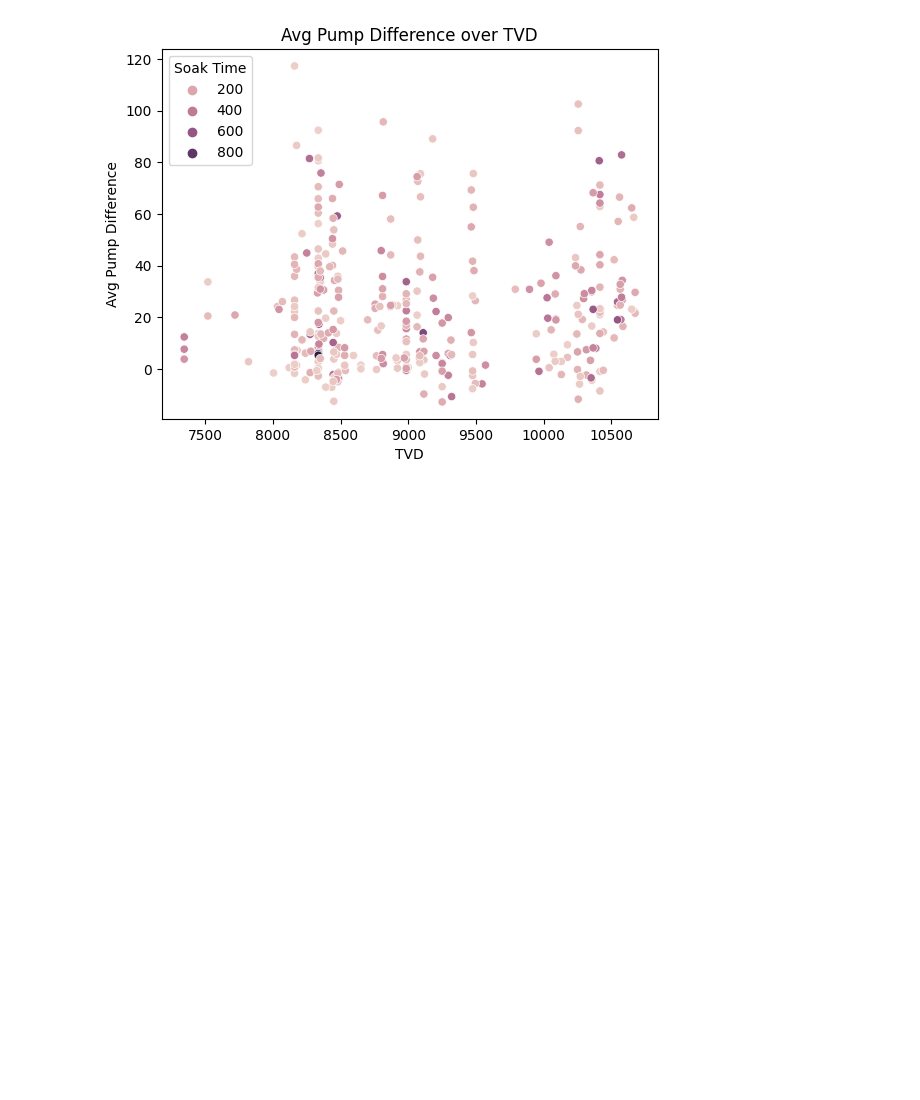
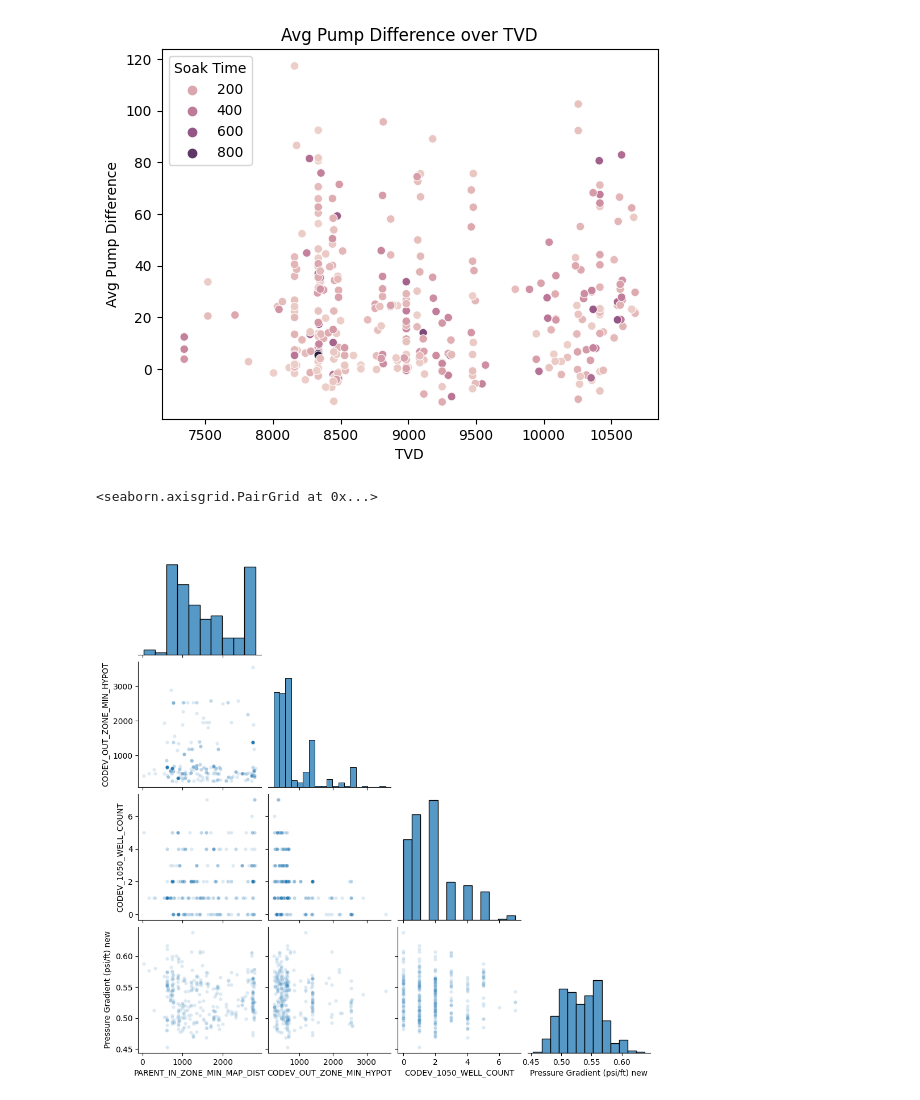
Before and after one commit to PGEHackathon/wildcats, a Jupyter notebook: FeatureExploration.ipynb, the cells around one changed output. Cells and saved outputs as stored; diff of their text form; code cells hidden in the pictures; blank space fills up the shorter version.

```diff
--- a/FeatureExploration.ipynb
+++ b/FeatureExploration.ipynb
@@ -86,3 +85,19 @@ def create_characteristics_plot(interest_dataframe):
 create_characteristics_plot(get_interest_features('', 'Soak', 'Soak Time', df))
 # %% [output]
 [figure]
+# %%
+#top4 = ['PARENT_IN_ZONE_MIN_MAP_DIST', 'CODEV_OUT_ZONE_MIN_HYPOT', 'CODEV_1050_WELL_COUNT', 'Pressure Gradient (psi/ft) new']
+
+imputed_df = pd.read_csv('ImputedValues.csv')
+
+top4 = pd.DataFrame()
+top4['PARENT_IN_ZONE_MIN_MAP_DIST'] = imputed_df['PARENT_IN_ZONE_MIN_MAP_DIST']
+top4['CODEV_OUT_ZONE_MIN_HYPOT'] = imputed_df['CODEV_OUT_ZONE_MIN_HYPOT']
+top4['CODEV_1050_WELL_COUNT']= imputed_df['CODEV_1050_WELL_COUNT']
+top4['Pressure Gradient (psi/ft) new'] = imputed_df['Pressure Gradient (psi/ft) new']
+
+
+sns.pairplot(top4.iloc[:,:], plot_kws={'alpha':0.15,'s':20}, palette = 'gnuplot', corner=True)
+# %% [output]
+<seaborn.axisgrid.PairGrid at 0x...>
+[figure, added]
```
Also changed, not shown: parts of 2 cells of this notebook, 8 other files.
